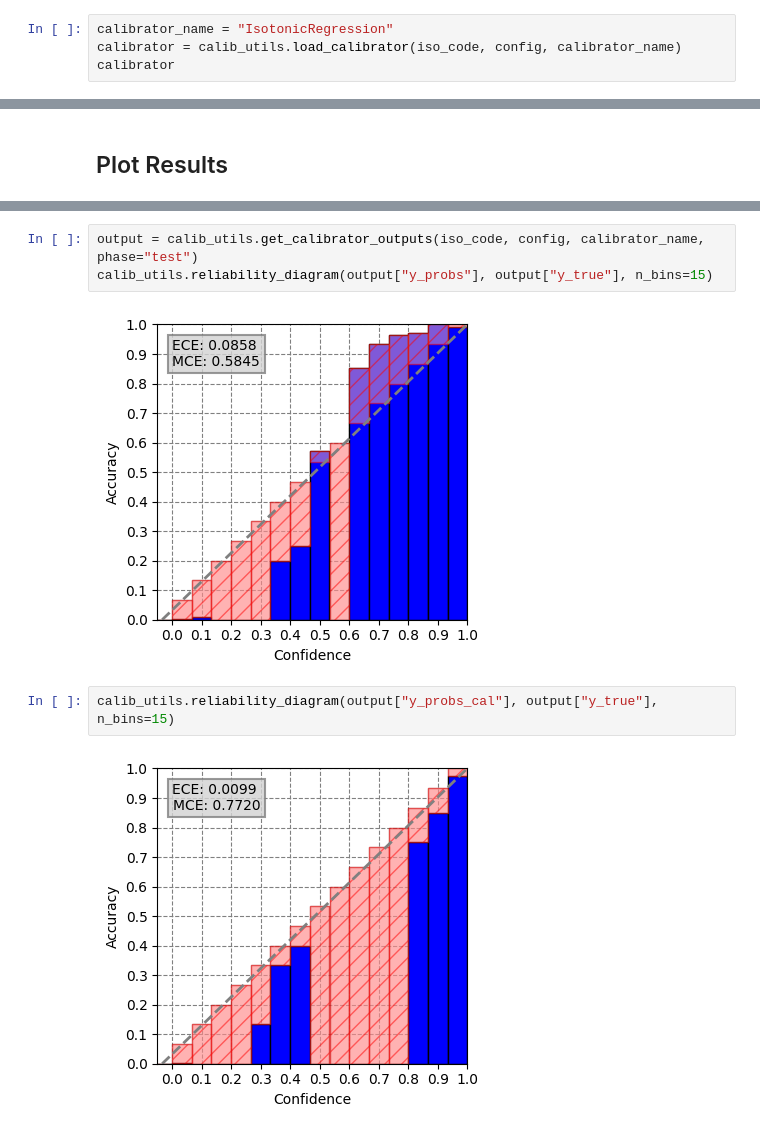
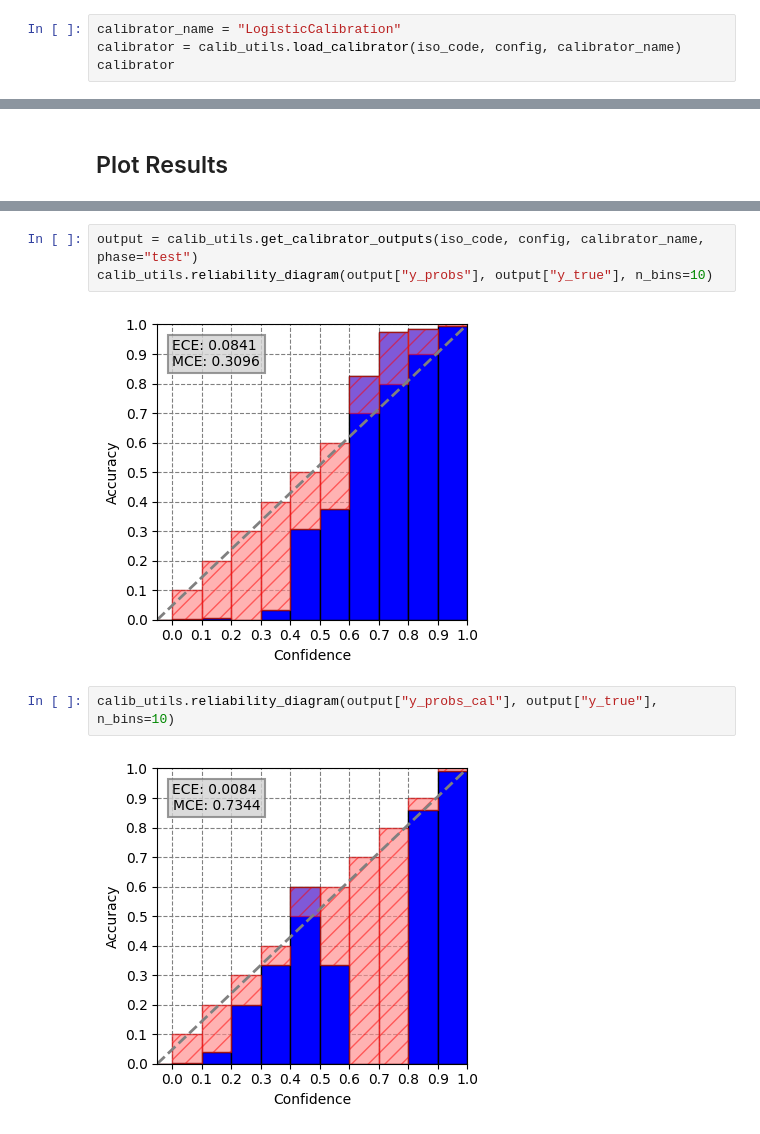
Before and after one commit to unicef/giga-global-school-mapping, a Jupyter notebook: notebooks/07_model_calibration.ipynb, the cells around one changed output, grey strips where cells are left out. Saved outputs shown, nothing was run; the diff lists cells and outputs as text.

```diff
--- a/notebooks/07_model_calibration.ipynb
+++ b/notebooks/07_model_calibration.ipynb
@@ -42,7 +42,7 @@ results.iloc[0] - results
 # %% [markdown]
 ## Load Model Calibrator
 # %%
-calibrator_name = "IsotonicRegression"
+calibrator_name = "LogisticCalibration"
 calibrator = calib_utils.load_calibrator(iso_code, config, calibrator_name)
 calibrator
 # %% [output]
@@ -59,9 +70,9 @@ calib_utils.calibration_curves(iso_code, config, highlight=calibrator_name, n_bi
 # %%
 output = calib_utils.get_calibrator_outputs(iso_code, config, calibrator_name, phase="test")
-calib_utils.reliability_diagram(output["y_probs"], output["y_true"], n_bins=15)
+calib_utils.reliability_diagram(output["y_probs"], output["y_true"], n_bins=10)
 # %% [output]
-[figure, old version]
+[figure, new version]
 # %%
-calib_utils.reliability_diagram(output["y_probs_cal"], output["y_true"], n_bins=15)
+calib_utils.reliability_diagram(output["y_probs_cal"], output["y_true"], n_bins=10)
 # %% [output]
-[figure, old version]
+[figure, new version]
```
Also changed, not shown: parts of 3 cells of this notebook, 4 other files.
